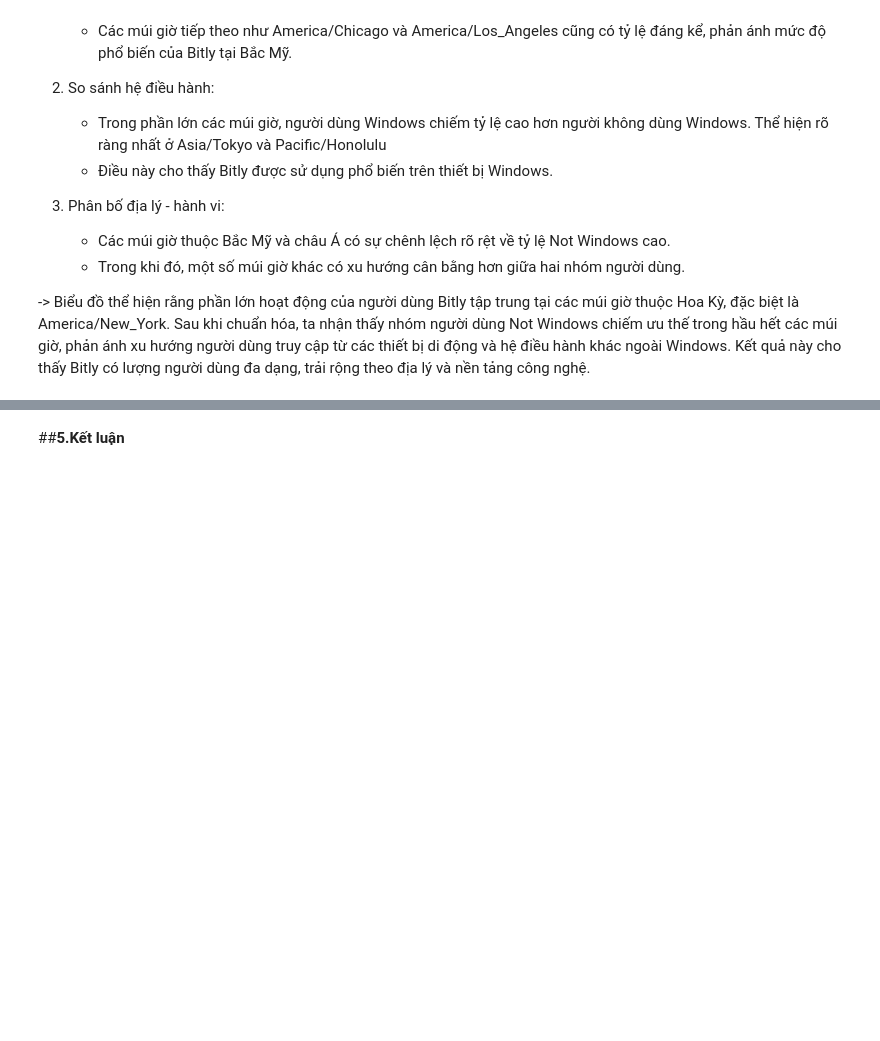
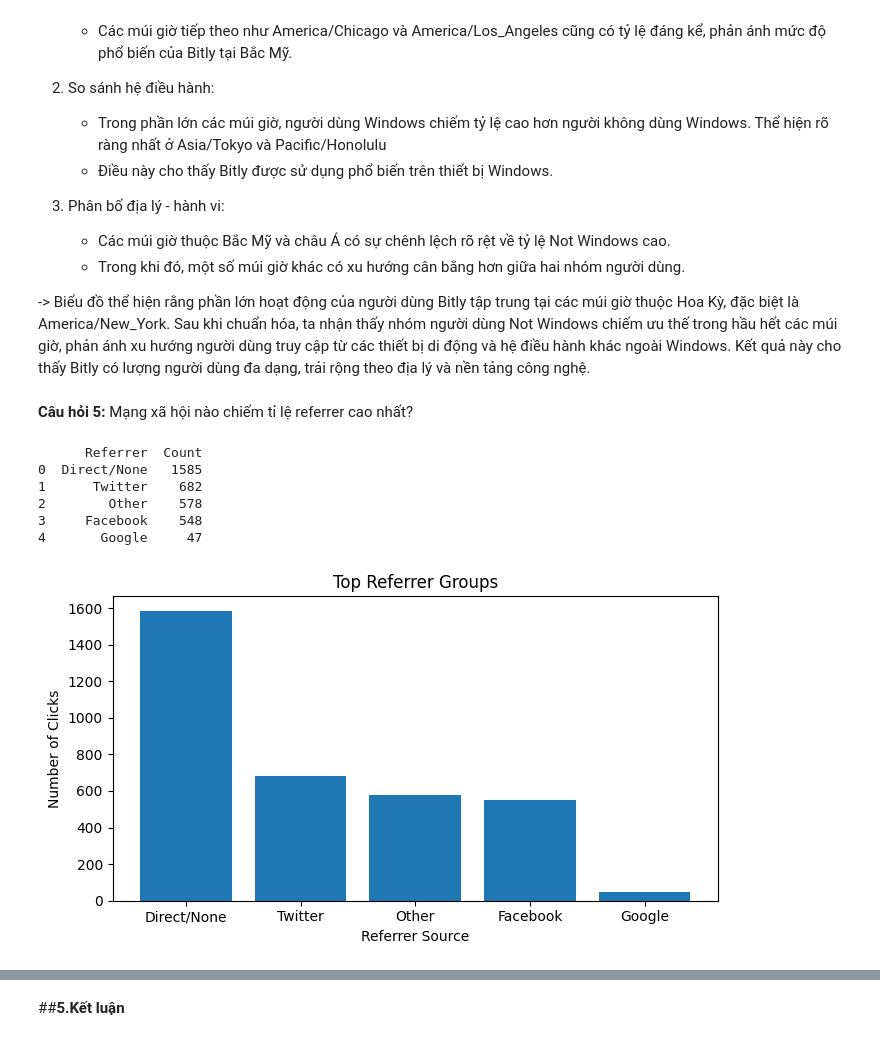
Before and after one commit to mihhwiNick/DA_project, a Jupyter notebook: Bitly_Data_from_1_USA_gov.ipynb, the cells around one changed output, grey strips where cells are left out. Saved outputs shown, nothing was run; the diff lists cells and outputs as text; code cells hidden in the pictures; blank space fills up the shorter version.

```diff
--- a/Bitly_Data_from_1_USA_gov.ipynb
+++ b/Bitly_Data_from_1_USA_gov.ipynb
@@ -354,3 +355,73 @@ sns.barplot(x="normed_total", y="tz", hue="os",  data=results)
 
 
   -> Biểu đồ thể hiện rằng phần lớn hoạt động của người dùng Bitly tập trung tại các múi giờ thuộc Hoa Kỳ, đặc biệt là America/New_York. Sau khi chuẩn hóa, ta nhận thấy nhóm người dùng Not Windows chiếm ưu thế trong hầu hết các múi giờ, phản ánh xu hướng người dùng truy cập từ các thiết bị di động và hệ điều hành khác ngoài Windows. Kết quả này cho thấy Bitly có lượng người dùng đa dạng, trải rộng theo địa lý và nền tảng công nghệ.
+# %% [markdown]
+**Câu hỏi 5:** Mạng xã hội nào chiếm tỉ lệ referrer cao nhất?
+# %%
+def extract_domain(ref):
+    if not ref or not isinstance(ref, str):
+        return "Direct/None"
+    ref = ref.strip().lower()
+    if ref in ("direct", "none", ""):
+        return "Direct/None"
+    try:
+        netloc = urlparse(ref).netloc or urlparse(ref).path
+    except:
+        return "Other"
+    if netloc.startswith("www."):
+        netloc = netloc[4:]
+    return netloc
+
+def group_ref(domain):
+    if "facebook" in domain:
+        return "Facebook"
+    if domain.endswith("t.co") or "twitter" in domain:
+        return "Twitter"
+    if "google" in domain or "goo.gl" in domain:
+        return "Google"
+    if domain == "Direct/None":
+        return "Direct/None"
+    return "Other"
+
+
+records = []
+with open(path, "r", encoding="utf-8") as f:
+    for line in f:
+        line=line.strip()
+        if not line:
+            continue
+        try:
+            obj=json.loads(line)
+        except:
+            continue
+        if '_heartbeat_' in obj:
+            continue
+        records.append(obj)
+
+df = pd.DataFrame(records)
+
+
+df["ref_domain"] = df["r"].apply(extract_domain)
+df["ref_group"] = df["ref_domain"].apply(group_ref)
+
+
+ref_count = df["ref_group"].value_counts().reset_index()
+ref_count.columns = ["Referrer", "Count"]
+print(ref_count)
+
+
+plt.figure(figsize=(7,4))
+plt.bar(ref_count["Referrer"], ref_count["Count"])
+plt.title("Top Referrer Groups")
+plt.xlabel("Referrer Source")
+plt.ylabel("Number of Clicks")
+plt.tight_layout()
+plt.show()
+# %% [output]
+      Referrer  Count
+0  Direct/None   1585
+1      Twitter    682
+2        Other    578
+3     Facebook    548
+4       Google     47
+[figure, added]
```
Also changed, not shown: parts of 3 cells of this notebook.
